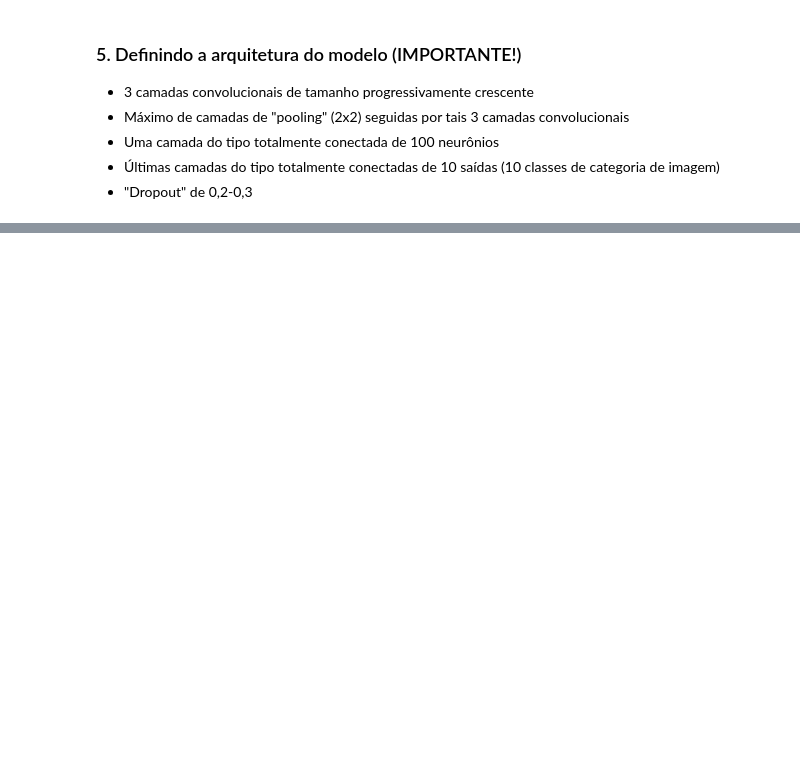
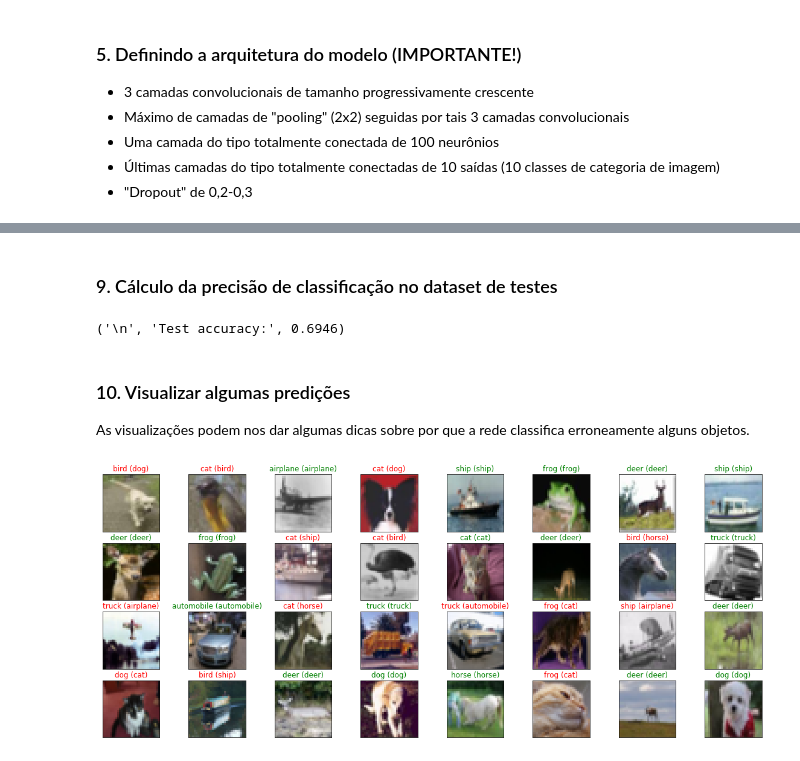
Before and after one commit to ahirtonlopes/BDBE2019_Demos, a Jupyter notebook: Demo2_CNN_CIFAR10.ipynb, the cells around one changed output, grey strips where cells are left out. Drawn from its saved outputs; the diff is of its cells as text; code cells hidden in the pictures; blank space fills up the shorter version.

```diff
--- a/Demo2_CNN_CIFAR10.ipynb
+++ b/Demo2_CNN_CIFAR10.ipynb
@@ -1298,11 +67,0 @@ cifar10_labels = ['airplane', 'automobile', 'bird', 'cat', 'deer', 'dog', 'frog'
-# %%
-# plot de amostra aleatória de imagens de teste, rótulos preditos e a "ground truth" advinda do dataset CIFAR-10
-fig = plt.figure(figsize=(20, 8))
-for i, idx in enumerate(np.random.choice(x_test_norm.shape[0], size=32, replace=False)):
-    ax = fig.add_subplot(4, 8, i + 1, xticks=[], yticks=[])
-    ax.imshow(np.squeeze(x_test_ori[idx]))
-    pred_idx = np.argmax(y_hat[idx])
-    true_idx=y_test_ori[idx][0]
-    ax.set_title("{} ({})".format(cifar10_labels[pred_idx], cifar10_labels[true_idx]),
-                 color=("green" if pred_idx == true_idx else "red"))
-    # amostras corretamente classificadas em verde, incorretamente classificadas em vermelho
@@ -1358,0 +119,10 @@ O modelo poderia ser utilizada para aplicações que dependem da identificação
+# %%
+from keras.callbacks import ModelCheckpoint
+
+checkpointer = ModelCheckpoint(filepath='model.weights.best.hdf5', verbose=1,
+                               save_best_only=True)
+hist = model.fit(x_train, y_train, batch_size=64, epochs=10,
+          validation_data=(x_valid, y_valid), callbacks=[checkpointer],
+          verbose=2, shuffle=True)
+
+# tentem mudar o número de épocas de treinamento e verificar o comportamento de nosso algoritmo
@@ -1358,0 +149,34 @@ O modelo poderia ser utilizada para aplicações que dependem da identificação
+# %%
+# carregando os pesos que geraram a melhor precisão de validação
+model.load_weights('model.weights.best.hdf5')
+# %% [markdown]
+### 9. Cálculo da precisão de classificação no dataset de testes
+# %%
+# avaliar e imprimir a precisão do teste
+score = model.evaluate(x_test, y_test, verbose=0)
+print('\n', 'Test accuracy:', score[1])
+# %% [output]
+('\n', 'Test accuracy:', 0.6946)
+# %% [markdown]
+### 10. Visualizar algumas predições
+
+As visualizações podem nos dar algumas dicas sobre por que a rede classifica erroneamente alguns objetos.
+# %%
+# obtendo previsões no conjunto de testes
+y_hat = model.predict(x_test)
+
+# definindo rótulos de texto (rótulos disponíveis na fonte original: https://www.cs.toronto.edu/~kriz/cifar.html)
+cifar10_labels = ['airplane', 'automobile', 'bird', 'cat', 'deer', 'dog', 'frog', 'horse', 'ship', 'truck']
+# %%
+# plot de amostra aleatória de imagens de teste, rótulos preditos e a "ground truth" advinda do dataset CIFAR-10
+fig = plt.figure(figsize=(20, 8))
+for i, idx in enumerate(np.random.choice(x_test.shape[0], size=32, replace=False)):
+    ax = fig.add_subplot(4, 8, i + 1, xticks=[], yticks=[])
+    ax.imshow(np.squeeze(x_test[idx]))
+    pred_idx = np.argmax(y_hat[idx])
+    true_idx = np.argmax(y_test[idx])
+    ax.set_title("{} ({})".format(cifar10_labels[pred_idx], cifar10_labels[true_idx]),
+                 color=("green" if pred_idx == true_idx else "red"))
+    # amostras corretamente classificadas em verde, incorretamente classificadas em vermelho
+# %% [output]
+[figure, added]
```
Also changed, not shown: parts of 107 cells of this notebook.
